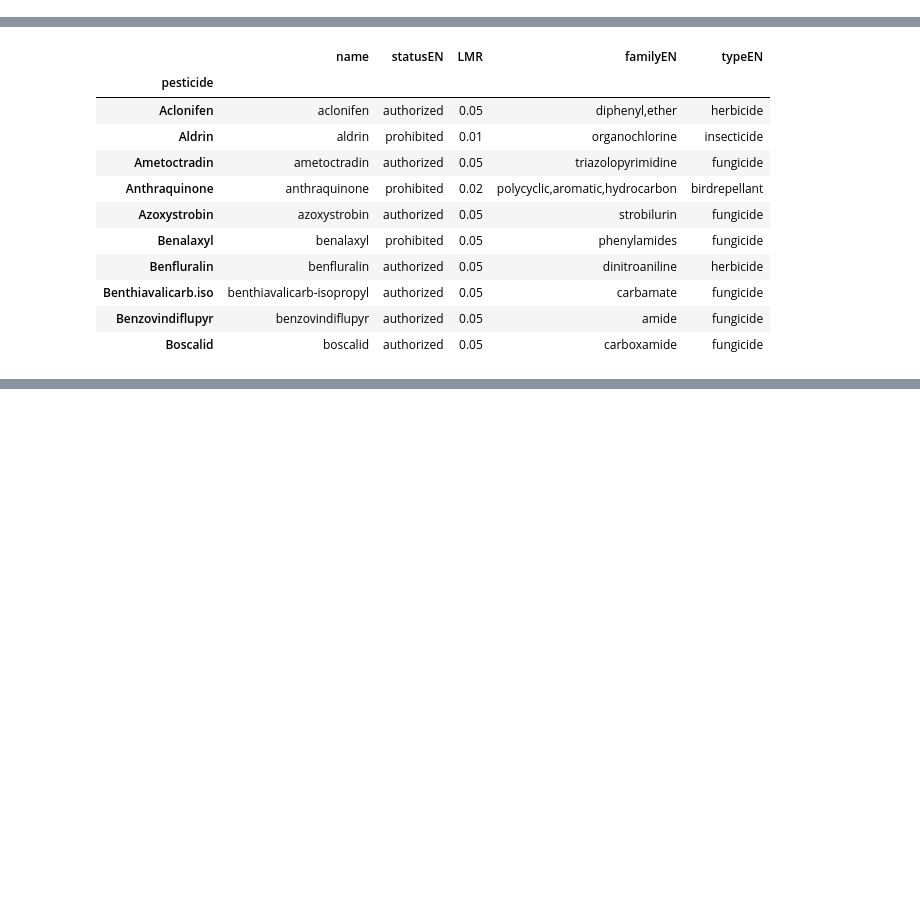
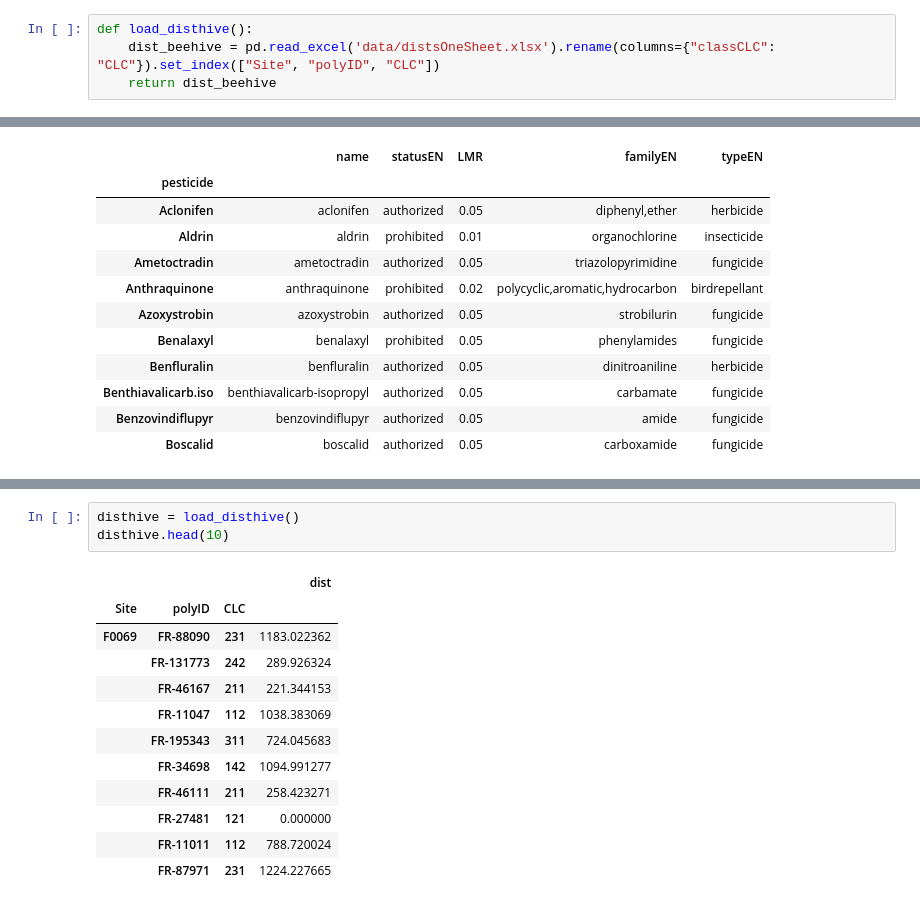
Before and after one commit to EbubekirKocadag/hackathon_beeodiversity, a Jupyter notebook: Draft_beeodiversity.ipynb, the cells around one changed output, grey strips where cells are left out. Cells and saved outputs as stored; diff of their text form; blank space fills up the shorter version.

```diff
--- a/Draft_beeodiversity.ipynb
+++ b/Draft_beeodiversity.ipynb
@@ -20,0 +28,4 @@ def load_pesticides():
+# %%
+def load_disthive():
+    dist_beehive = pd.read_excel('data/distsOneSheet.xlsx').rename(columns={"classCLC": "CLC"}).set_index(["Site", "polyID", "CLC"])
+    return dist_beehive
@@ -52,0 +164,16 @@ pesticides.head(10)
+# %%
+disthive = load_disthive()
+disthive.head(10)
+# %% [output]
+|  |  |  | dist |
+| Site | polyID | CLC |  |
+| F0069 | FR-88090 | 231 | 1183.022362 |
+|  | FR-131773 | 242 | 289.926324 |
+|  | FR-46167 | 211 | 221.344153 |
+|  | FR-11047 | 112 | 1038.383069 |
+|  | FR-195343 | 311 | 724.045683 |
+|  | FR-34698 | 142 | 1094.991277 |
+|  | FR-46111 | 211 | 258.423271 |
+|  | FR-27481 | 121 | 0.000000 |
+|  | FR-11011 | 112 | 788.720024 |
+|  | FR-87971 | 231 | 1224.227665 |
```
Also changed, not shown: parts of 11 cells of this notebook.
